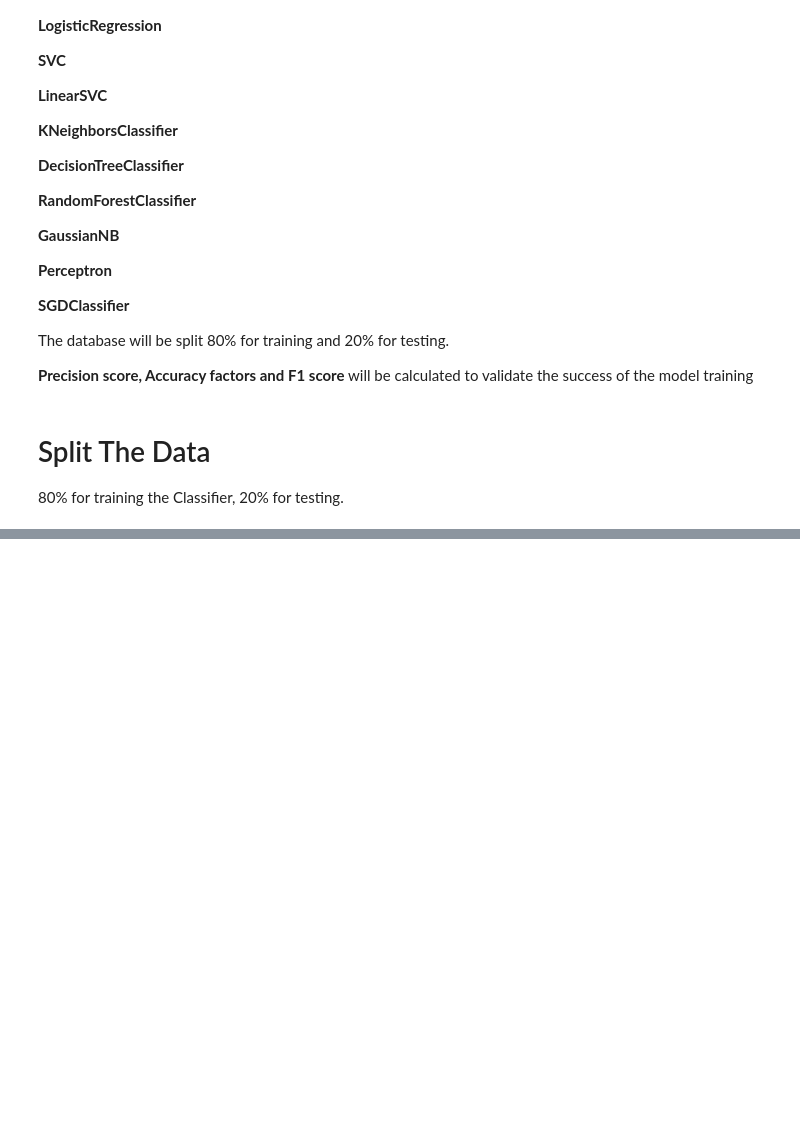
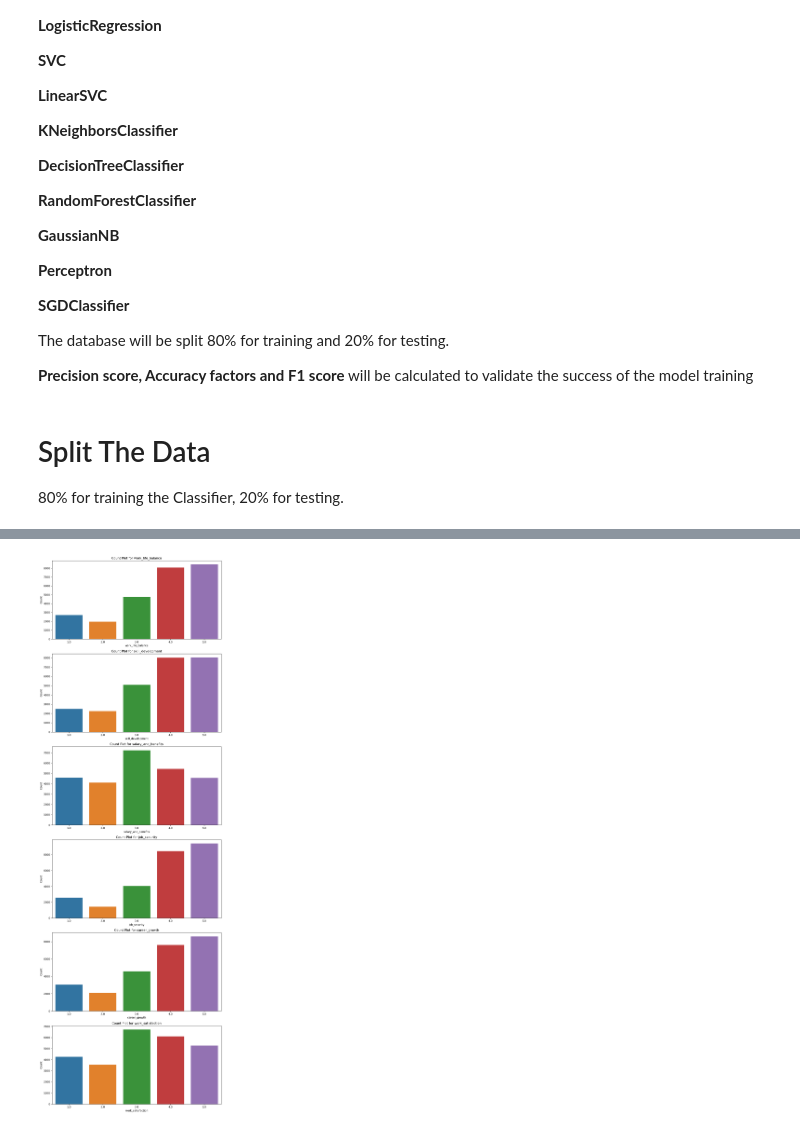
Before and after one commit to TEcjddns/UChicago_AIML_Project, a Jupyter notebook: EmployeeHappiness.ipynb, the cells around one changed output, grey strips where cells are left out. Cells and saved outputs as stored; diff of their text form; code cells hidden in the pictures; blank space fills up the shorter version.

```diff
--- a/EmployeeHappiness.ipynb
+++ b/EmployeeHappiness.ipynb
@@ -869,3 +912,15 @@ from sklearn.metrics import accuracy_score, f1_score
 # df1 the data with the features
 # df2 the factor to be predicted
 #X_train, X_test, y_train, y_test = train_test_split(df1, df2, test_size=0.2, random_state=0)
+# %%
+feature_columns = [
+    "work_life_balance",
+    "skill_development",
+    "salary_and_benefits",
+    "job_security",
+    "career_growth",
+    "work_satisfaction",
+]
+
+df1 = df[feature_columns]
+df1.head()
@@ -871,0 +941,15 @@ from sklearn.metrics import accuracy_score, f1_score
+# %%
+# Set up the matplotlib figure with required number of subplots
+n_rows = len(feature_columns)
+fig, axes = plt.subplots(n_rows, 1, figsize=(10, 5 * n_rows))
+
+for i, column in enumerate(feature_columns):
+    sns.countplot(x=column, data=df1, ax=axes[i])
+    axes[i].set_title(f'Count Plot for {column}')
+    axes[i].set_xlabel(column)
+    axes[i].set_ylabel('Count')
+
+plt.tight_layout()
+plt.show()
+# %% [output]
+[figure, added]
```
Also changed, not shown: parts of 32 cells of this notebook, 2 other files.
